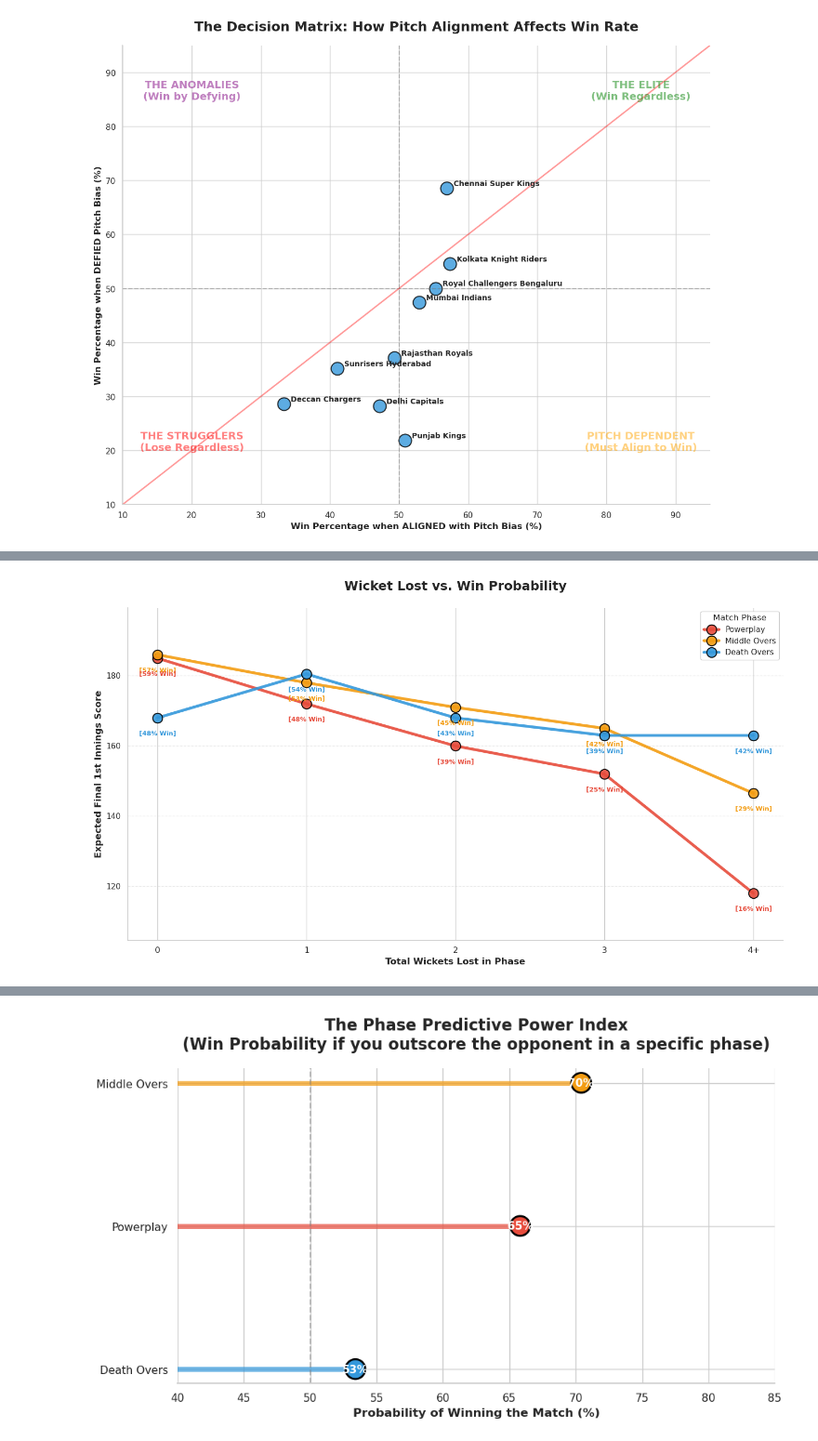
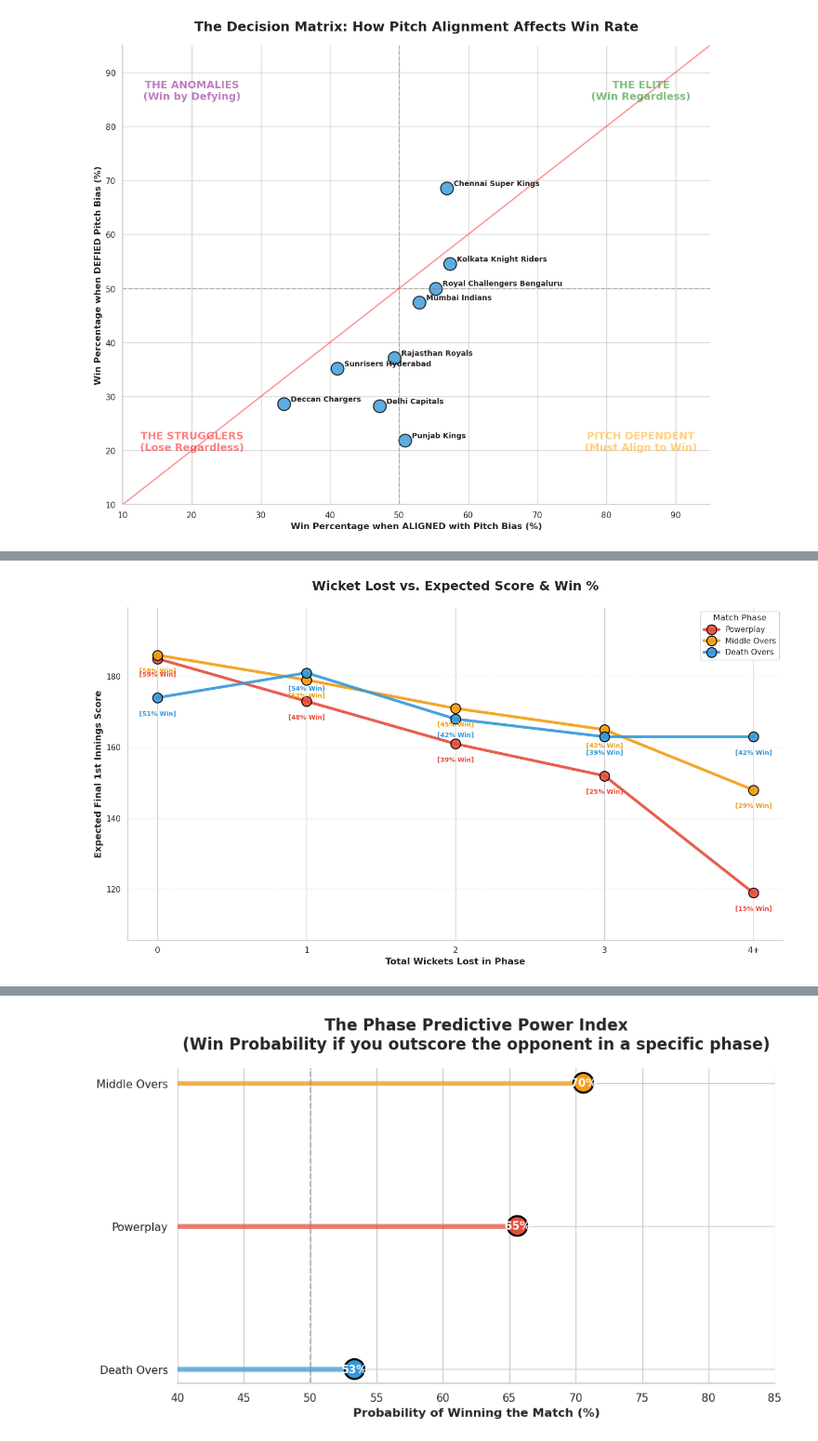
Before and after one commit to lyc0riz/IPL-crunch, a Jupyter notebook: notebooks/04_exploratory_data_analysis.ipynb, the cells around one changed output, grey strips where cells are left out. Shown at 93% size. Saved outputs shown, nothing was run; the diff lists cells and outputs as text; code cells hidden in the pictures.

```diff
--- a/notebooks/04_exploratory_data_analysis.ipynb
+++ b/notebooks/04_exploratory_data_analysis.ipynb
@@ -8,12 +9,6 @@ import seaborn as sns
 import pathlib as Path
 pd.set_option('display.max_columns', None)
 # %%
-# Set a professional visual style for all your upcoming charts
-sns.set_theme(style="whitegrid", palette="muted")
-plt.rcParams['figure.figsize'] = (10, 6)
-
-# Load the meticulously engineered regular match data
-# (We leave the super overs behind for now to keep our baselines pure)
 df = pd.read_csv('../data/processed/ipl_features_regular.csv')
 
 print(f"Dataset loaded successfully with {len(df)} rows")
@@ -70,7 +65,7 @@ dtype('int64')
 # %%
 # --- STEP 1: Isolate 1st Innings & Determine Outcome ---
 # Keep only 1st innings to ensure a fair comparison of full 20-over strategies
-first_innings = df[df['innings'] == 1 and df['is_rain_reduced'] == 0].copy()
+first_innings = df[(df['innings'] == 1) & (df['is_rain_reduced']==0)].copy()
 
 # Create a clear flag: Did the team setting the target actually win the game?
 first_innings['outcome'] = np.where(
@@ -101,7 +96,7 @@ ax = sns.barplot(
 )
 
 # Add titles and labels
-plt.title('Where Matches Are Won: 1st Innings Phase Averages', fontsize=16, fontweight='bold', pad=15)
+plt.title('1st Innings Phase Averages', fontsize=16, fontweight='bold', pad=15)
 plt.xlabel('Match Phase', fontsize=12, fontweight='bold')
 plt.ylabel('Average Runs Scored', fontsize=12, fontweight='bold')
 
@@ -119,7 +114,7 @@ ValueError: The truth value of a Series is ambiguous. Use a.empty, a.bool(), a.i
 # %%
 # --- STEP 1: Use BOTH Innings ---
 # We keep both 1st and 2nd innings
-all_innings = df.copy()
+all_innings = df[df['is_rain_reduced']==0].copy()
 
 all_innings['outcome'] = np.where(
     all_innings['batting_team'] == all_innings['winner'],
@@ -161,7 +156,7 @@ plt.show()
 # %%
 # --- STEP 1: Prep Both Innings ---
 # We can safely use the whole regular dataset now!
-all_innings = df.copy()
+all_innings = df[df['is_rain_reduced']==0].copy()
 
 # Flag whether the batting team won or lost the match
 all_innings['outcome'] = np.where(
@@ -788,6 +783,6 @@ Passing `palette` without assigning `hue` is deprecated and will be removed in v
 # %%
 # --- STEP 1: Add Win/Loss Data to the Match Summaries ---
-inn1_df = df[df['innings'] == 1].copy()
+inn1_df = df[(df['innings'] == 1) & (df['is_rain_reduced']==0)].copy()
 phase_order = ['Powerplay', 'Middle Overs', 'Death Overs']
 phase_colors = {'Powerplay': '#e74c3c', 'Middle Overs': '#f39c12', 'Death Overs': '#3498db'}
 # Create a flag for whether the team batting first actually won the match
@@ -849,35 +844,35 @@ for i, row in curve_df.iterrows():
     text_color = phase_colors[row['Phase']]
     # 2. Print the Win Probability BELOW the dot (Grey, slightly smaller)
     plt.text(
 
         row['Wickets_Lost'],
         row['expected_score'] - 5, # Nudge DOWN
         f"[{row['win_percentage']:.0f}% Win]",
         color=text_color,
         ha='center',
         fontsize=9,
         fontweight='bold'
     )
 
 # --- STEP 6: Professional Formatting ---
-plt.title('Wicket Lost vs. Win Probability', fontsize=18, fontweight='bold', pad=25)
+plt.title('Wicket Lost vs. Expected Score & Win %', fontsize=18, fontweight='bold', pad=25)
 plt.xlabel('Total Wickets Lost in Phase', fontsize=13, fontweight='bold')
 plt.ylabel('Expected Final 1st Innings Score', fontsize=13, fontweight='bold')
 
 plt.xticks(ticks=[0, 1, 2, 3, 4], labels=['0', '1', '2', '3', '4+'], fontsize=12)
 
 # Expand the Y-axis slightly so our text annotations don't get cut off at the top/bottom
 current_ylim = plt.ylim()
 plt.ylim(current_ylim[0] - 10, current_ylim[1] + 10)
 
 plt.legend(title='Match Phase', loc='upper right', fontsize=11, title_fontsize=12, framealpha=1)
 plt.grid(axis='y', linestyle='--', alpha=0.4)
 sns.despine()
 
 plt.tight_layout()
 plt.show()
 # %% [output]
-[figure, old version]
+[figure, new version]
 # %%
 import pandas as pd
 import numpy as np
```
Also changed, not shown: parts of 14 cells of this notebook, 18 other files.
